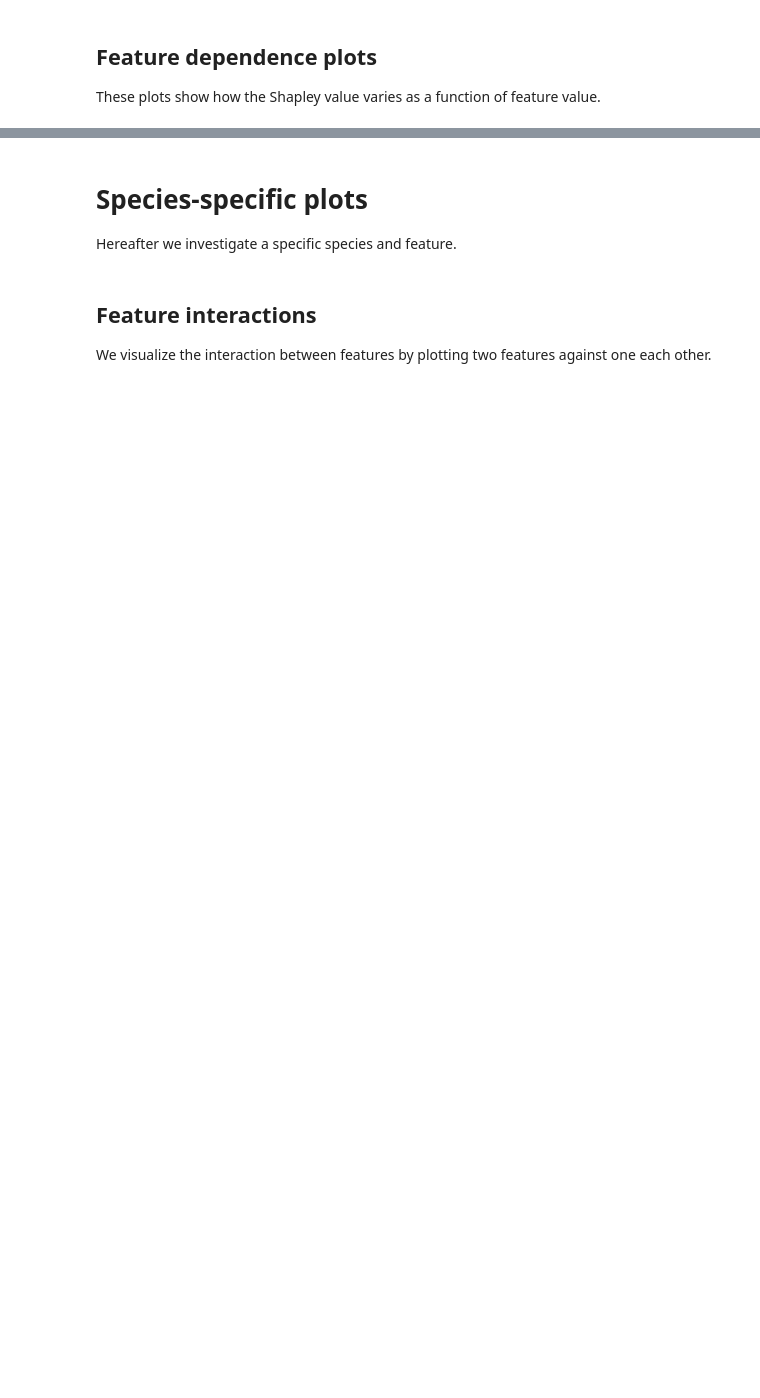
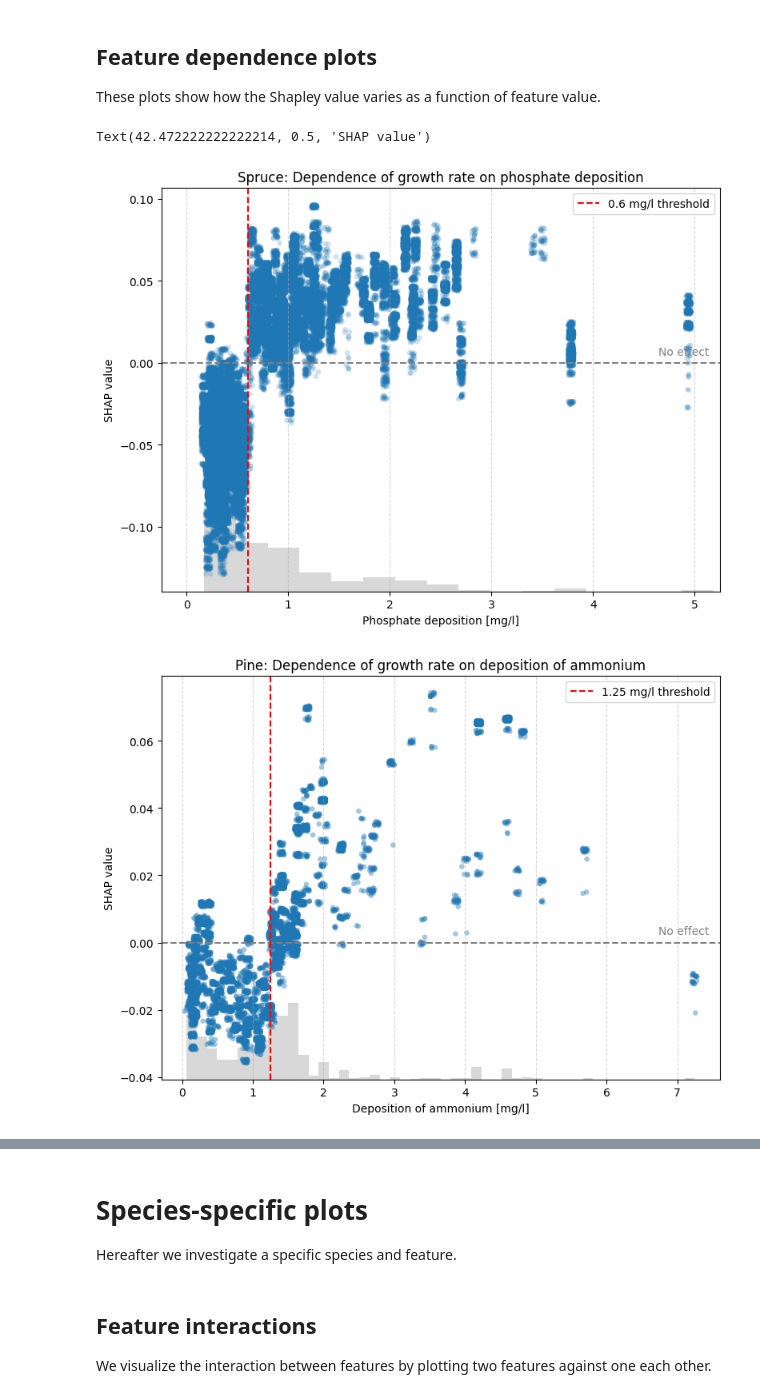
Before and after one commit to simlab-vs/icp-forest-xai, a Jupyter notebook: 02-modeling.ipynb, the cells around one changed output, grey strips where cells are left out. Saved outputs shown, nothing was run; the diff lists cells and outputs as text; code cells hidden in the pictures; blank space fills up the shorter version.

Commit message:
Update some figures

```diff
--- a/02-modeling.ipynb
+++ b/02-modeling.ipynb
@@ -34,7 +34,7 @@ Now configure the model to be used and the grouping column for K-fold validation
 # Predict the mean of the distribution
 group_col = "tree_id"  # "tree_id" or "plot_id"
 model_type: ModelType = "lgbm"  # "lgbm" or "lasso"
-ablation: Ablation = "all"  # "all", "tree-level-only", "plot-level-only", "no-defoliation", "max-defoliation"
+ablation: Ablation = "no-defoliation"  # "all", "tree-level-only", "plot-level-only", "no-defoliation", "max-defoliation"
 
 all_species: list[Species] = ["spruce", "pine", "beech", "oak"]
 all_results: dict[Species, ExperimentResults] = {}
@@ -287,80 +361,86 @@ from explain import plot_dependence
 # Produce dependence plots for some key (species, feature) pairs
 fold = 0  # Change this to plot for a different fold
 
-# Beech: dependence on total nitrogen deposition
-fig, axes = plt.subplots(1, 2, figsize=(14, 6))
-plot_dependence(
-    all_results["beech"],
-    feature="dep_n_tot",
-    fold=fold,
-    ax=axes[0],
-    xlim=(0, 12),
-    ylim=(-0.12, 0.12),
-)
-plot_dependence(
-    all_results["oak"],
-    feature="dep_n_tot",
-    fold=fold,
-    ax=axes[1],
-    xlim=(0, 12),
-    ylim=(-0.12, 0.12),
-)
-fig.suptitle("Dependence of growth rate on total nitrogen deposition")
-
-for ax in axes:
-    ax.set_xlabel("Total nitrogen deposition [mg/l]")
-    ax.set_ylabel("SHAP value")
-
-fig.tight_layout()
-
 # Spruce: dependence on deposition of phosphate
-ax = plot_dependence(all_results["spruce"], feature="dep_s_so4", fold=fold)
+ax = plot_dependence(all_results["spruce"], feature="dep_s_so4", xlim=(0, 5.0))
+# Set a vertical line at 0.6 mg/l
+ax.axvline(0.6, color="red", linestyle="--", label="0.6 mg/l threshold")
+ax.legend()
 ax.set_title("Spruce: Dependence of growth rate on phosphate deposition")
 ax.set_xlabel("Phosphate deposition [mg/l]")
 ax.set_ylabel("SHAP value")
 
 # Pine: dependence on deposition of ammonium (dep_n_nh4)
-ax = plot_dependence(all_results["pine"], feature="dep_n_nh4", fold=fold)
+ax = plot_dependence(
+    all_results["pine"],
+    feature="dep_n_nh4",
+    fold=fold,
+    show_interaction=True,
+    alpha=0.4,
+)
+# Set a vertical line at 1.25 mg/l
+ax.axvline(1.25, color="red", linestyle="--", label="1.25 mg/l threshold")
+ax.legend()
 ax.set_title("Pine: Dependence of growth rate on deposition of ammonium")
 ax.set_xlabel("Deposition of ammonium [mg/l]")
 ax.set_ylabel("SHAP value")
 
 # Pine: dependence on iron deposition
-ax = plot_dependence(all_results["pine"], feature="dep_fe", fold=fold)
+ax = plot_dependence(
+    all_results["pine"], feature="dep_fe", fold=fold, show_interaction=True, alpha=0.4
+)
 ax.set_title("Pine: Dependence of growth rate on iron deposition")
 ax.set_xlabel("Iron deposition [mg/l]")
 ax.set_ylabel("SHAP value")
 
 # Spruce: dependence on plot orientation
-ax = plot_dependence(all_results["spruce"], feature="plot_orientation", fold=fold)
+ax = plot_dependence(
+    all_results["spruce"],
+    feature="plot_orientation",
+    fold=fold,
+    show_interaction=True,
+    alpha=0.4,
+)
 ax.set_title("Spruce: Dependence of growth rate on plot orientation")
 ax.set_xlabel("Plot orientation")
 ax.set_ylabel("SHAP value")
 ax.set_xticks(np.arange(9))  # 8 orientations + flat
 ax.set_xticklabels(
     [
         "North",
         "North-east",
         "East",
         "South-east",
         "South",
         "South-west",
         "West",
         "North-west",
         "Flat",
     ],
     rotation=90,
 )  # Adjust labels for better readability
 ax.set_xlim(-0.5, 8.5)
 
 # Oak: dependence on deposition pH
-ax = plot_dependence(all_results["oak"], feature="dep_n_no3", fold=fold)
+ax = plot_dependence(
+    all_results["oak"], feature="dep_n_no3", fold=fold, show_interaction=True, alpha=0.4
+)
 ax.set_title("Oak: Dependence of growth rate on deposition of nitrate")
 ax.set_xlabel("Deposition of nitrate [mg/l]")
 ax.set_ylabel("SHAP value")
 
 # Beech: dependence on plot slope
-ax = plot_dependence(all_results["beech"], feature="plot_slope", fold=fold)
+ax = plot_dependence(
+    all_results["beech"],
+    feature="plot_slope",
+    fold=fold,
+    show_interaction=True,
+    alpha=0.4,
+)
 ax.set_title("Beech: Dependence of growth rate on plot slope")
 ax.set_xlabel("Plot slope")
 ax.set_ylabel("SHAP value")
+# %% [output]
+Text(42.472222222222214, 0.5, 'SHAP value')
+[figure, added]
+[figure, added]
```
Also changed, not shown: parts of 16 cells of this notebook, 10 other files.
